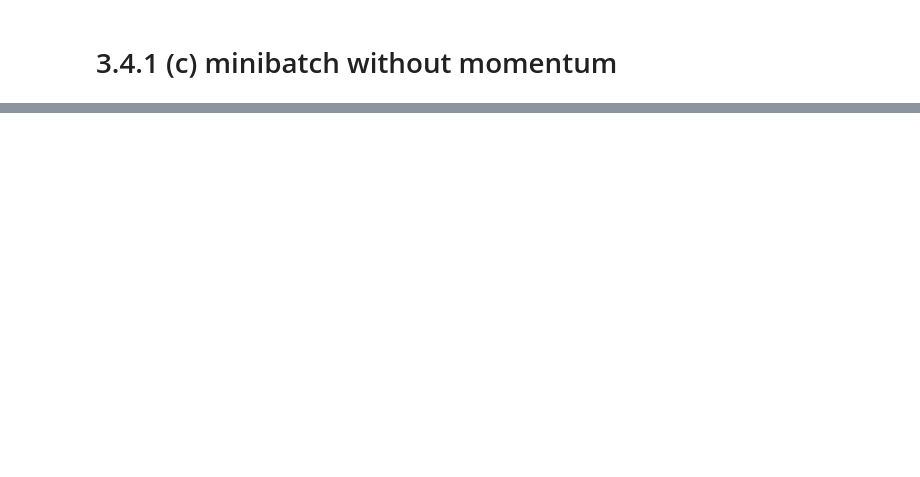
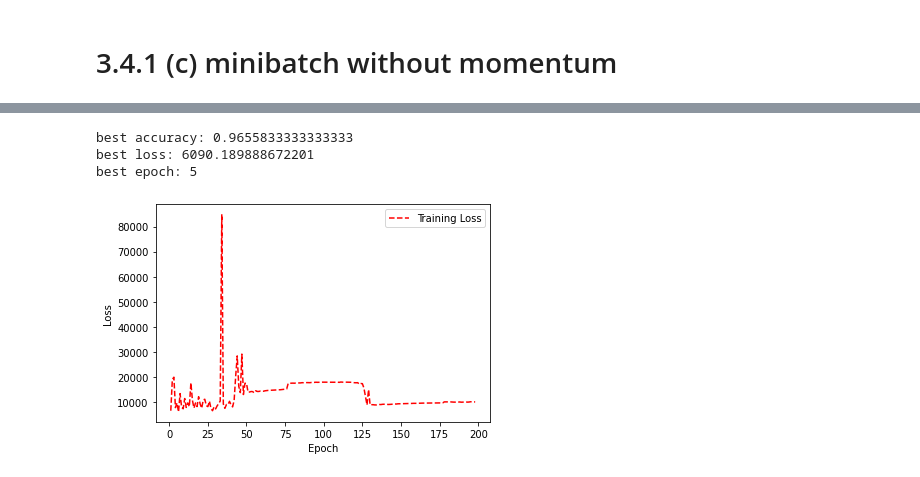
Before and after one commit to akshatgoel92/vanilla-perceptron, a Jupyter notebook: src/04_Hyperparameter tuning.ipynb, the cells around one changed output, grey strips where cells are left out. Drawn from its saved outputs; the diff is of its cells as text; code cells hidden in the pictures; blank space fills up the shorter version.

```diff
--- a/src/04_Hyperparameter tuning.ipynb
+++ b/src/04_Hyperparameter tuning.ipynb
@@ -307,0 +446,12 @@ plot_loss("accuracy.png", history["accuracies"][:-2], label='Training Accuracy')
+# %%
+weights, biases = initialize(X_train_flattened)
+epochs = 200
+velocity = initialize_velocity(weights,biases)
+history = {
+    "weights": [weights],
+    "losses": [],
+    "biases": [biases],
+    "accuracies": [],
+    "velocity":[velocity]
+}
+history = batch_training_with_momentum(1,weights,biases,history,X_train_flattened,y_train,momentum,lr)
@@ -307,0 +493,13 @@ plot_loss("accuracy.png", history["accuracies"][:-2], label='Training Accuracy')
+# %%
+best_epoch = np.array(history["losses"][:-1]).argmin()
+print(f"best accuracy: {history['accuracies'][best_epoch]}")
+print(f"best loss: {history['losses'][best_epoch]}")
+print(f"best epoch: {best_epoch}")
+# %% [output]
+best accuracy: 0.9655833333333333
+best loss: 6090.189888672201
+best epoch: 5
+# %%
+plot_loss("loss.png", history["losses"][:-2])
+# %% [output]
+[figure, added]
```
Also changed, not shown: parts of 34 cells of this notebook, 3 other files.
